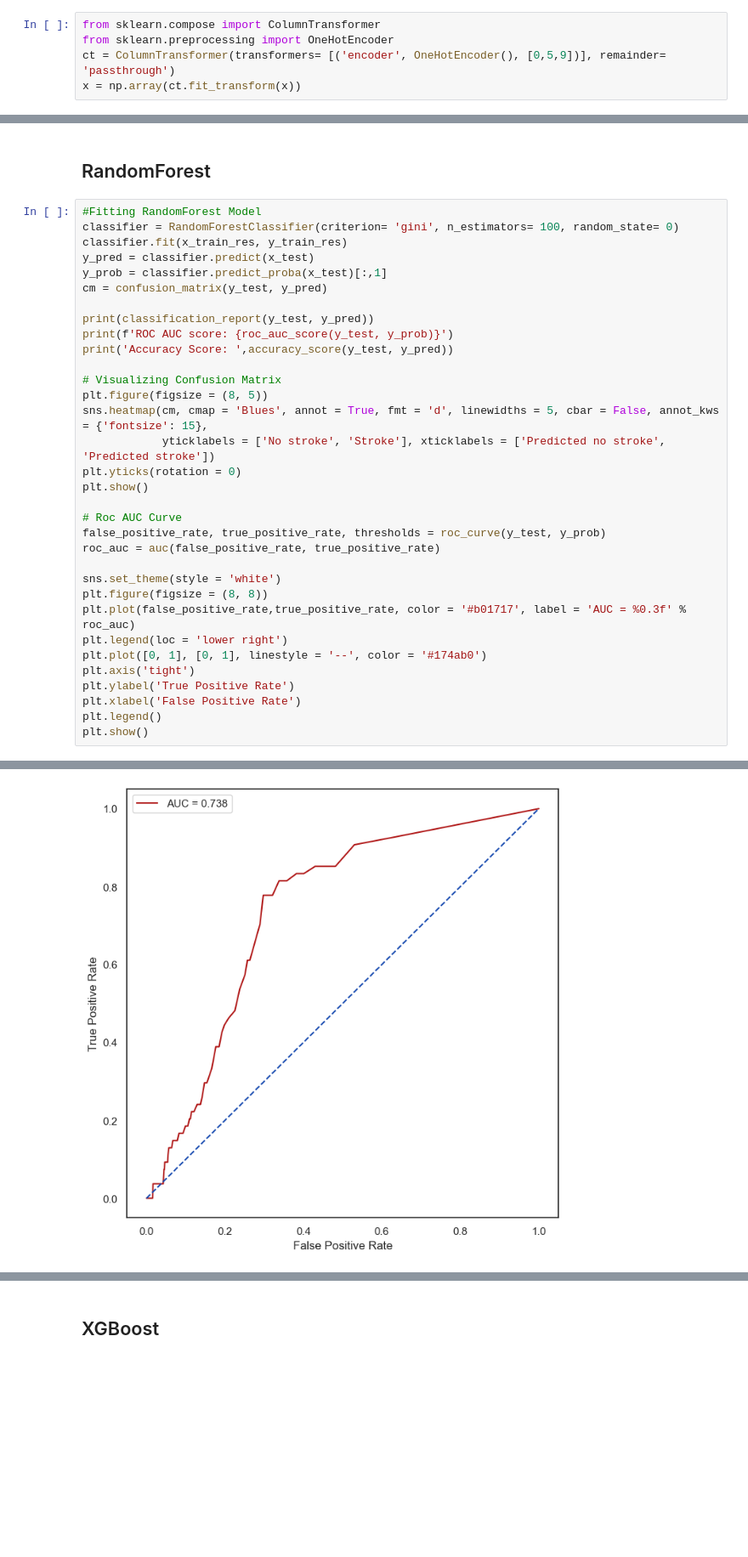
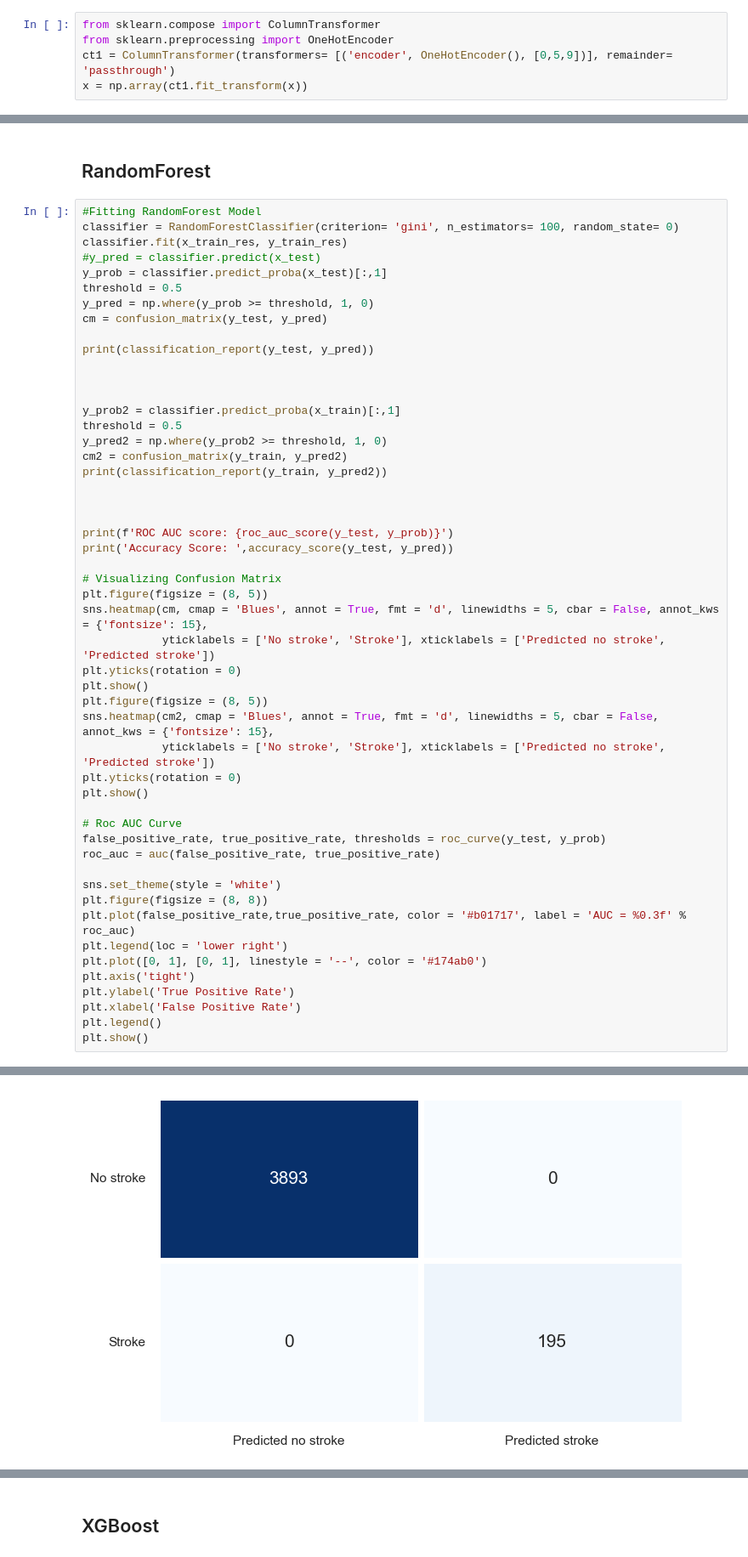
Before and after one commit to hoandkjxhbfhk/stroke-predict, a Jupyter notebook: stroke-eda-smote-9-models-90-accuracy.ipynb, the cells around one changed output, grey strips where cells are left out. Shown at 85% size. Cells and saved outputs as stored; diff of their text form; blank space fills up the shorter version.

```diff
--- a/stroke-eda-smote-9-models-90-accuracy.ipynb
+++ b/stroke-eda-smote-9-models-90-accuracy.ipynb
@@ -483,6 +483,6 @@ We are using **OneHotEncoder()** to encode the categorical columns: '**gender**'
 # %%
 from sklearn.compose import ColumnTransformer
 from sklearn.preprocessing import OneHotEncoder
-ct = ColumnTransformer(transformers= [('encoder', OneHotEncoder(), [0,5,9])], remainder= 'passthrough')
-x = np.array(ct.fit_transform(x))
+ct1 = ColumnTransformer(transformers= [('encoder', OneHotEncoder(), [0,5,9])], remainder= 'passthrough')
+x = np.array(ct1.fit_transform(x))
 # %%
@@ -735,17 +718,35 @@ Best Parameters :  {'eval_metric': 'error', 'learning_rate': 0.1}
 #Fitting RandomForest Model
 classifier = RandomForestClassifier(criterion= 'gini', n_estimators= 100, random_state= 0)
 classifier.fit(x_train_res, y_train_res)
-y_pred = classifier.predict(x_test)
+#y_pred = classifier.predict(x_test)
 y_prob = classifier.predict_proba(x_test)[:,1]
+threshold = 0.5
+y_pred = np.where(y_prob >= threshold, 1, 0)
 cm = confusion_matrix(y_test, y_pred)
 
 print(classification_report(y_test, y_pred))
+
+
+
+y_prob2 = classifier.predict_proba(x_train)[:,1]
+threshold = 0.5
+y_pred2 = np.where(y_prob2 >= threshold, 1, 0)
+cm2 = confusion_matrix(y_train, y_pred2)
+print(classification_report(y_train, y_pred2))
+
+
+
 print(f'ROC AUC score: {roc_auc_score(y_test, y_prob)}')
 print('Accuracy Score: ',accuracy_score(y_test, y_pred))
 
 # Visualizing Confusion Matrix
 plt.figure(figsize = (8, 5))
 sns.heatmap(cm, cmap = 'Blues', annot = True, fmt = 'd', linewidths = 5, cbar = False, annot_kws = {'fontsize': 15},
+            yticklabels = ['No stroke', 'Stroke'], xticklabels = ['Predicted no stroke', 'Predicted stroke'])
+plt.yticks(rotation = 0)
+plt.show()
+plt.figure(figsize = (8, 5))
+sns.heatmap(cm2, cmap = 'Blues', annot = True, fmt = 'd', linewidths = 5, cbar = False, annot_kws = {'fontsize': 15},
             yticklabels = ['No stroke', 'Stroke'], xticklabels = ['Predicted no stroke', 'Predicted stroke'])
 plt.yticks(rotation = 0)
 plt.show()
@@ -779,2 +789,2 @@ Accuracy Score:  0.9080234833659491
 [figure]
-[figure, old version]
+[figure, new version]
```
Also changed, not shown: parts of 14 cells of this notebook.
